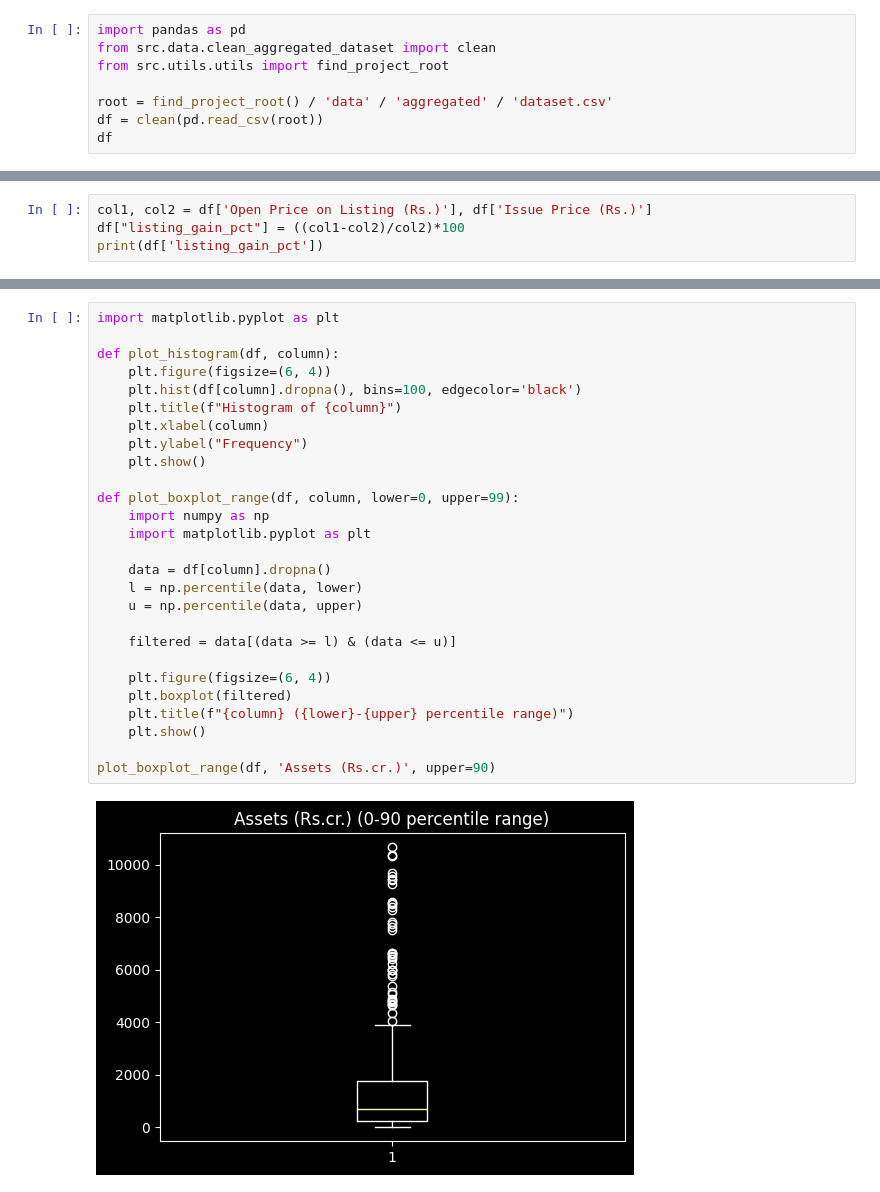
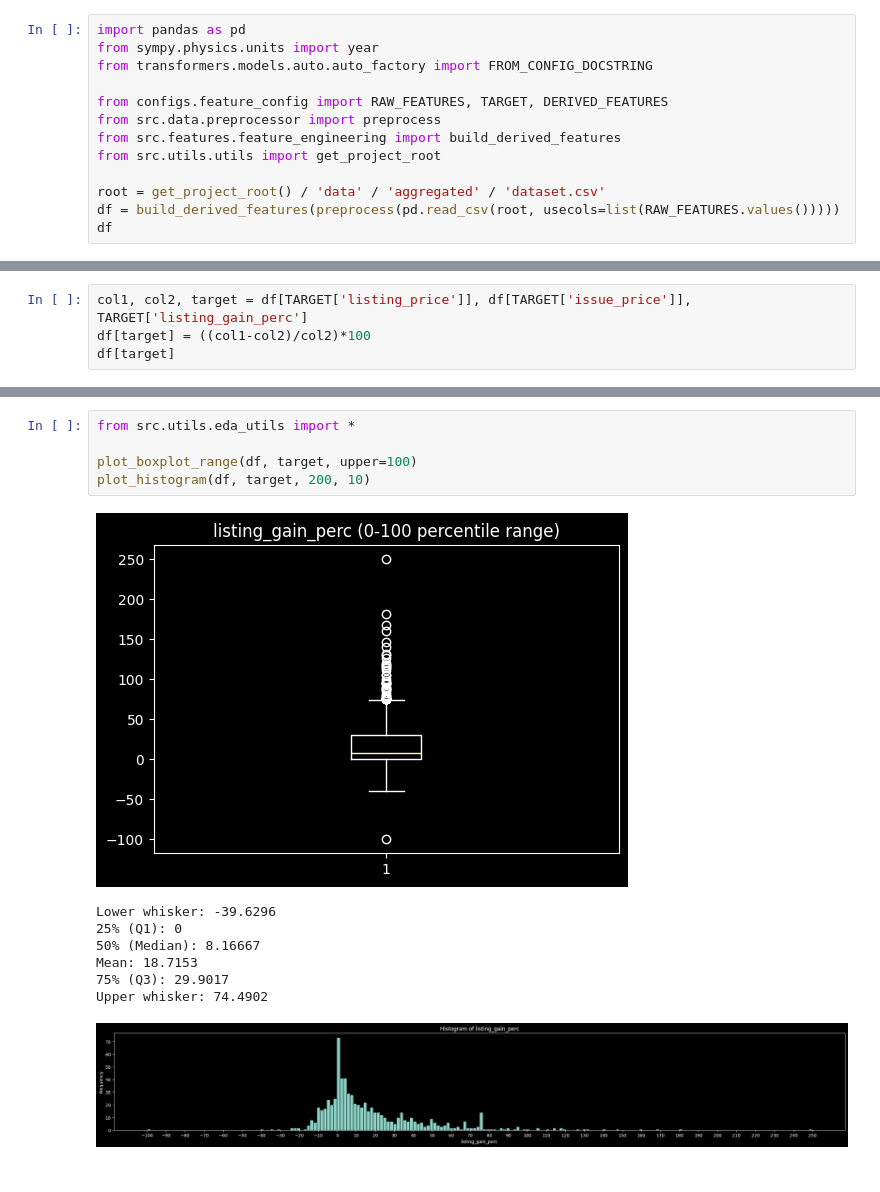
Before and after one commit to Nityunj-Goel/ipo-ml-decision-system, a Jupyter notebook: notebooks/eda.ipynb, the cells around one changed output, grey strips where cells are left out. Saved outputs shown, nothing was run; the diff lists cells and outputs as text.

```diff
--- a/notebooks/eda.ipynb
+++ b/notebooks/eda.ipynb
@@ -1,10 +1,15 @@
 # %%
 import pandas as pd
-from src.data.clean_aggregated_dataset import clean
-from src.utils.utils import find_project_root
+from sympy.physics.units import year
+from transformers.models.auto.auto_factory import FROM_CONFIG_DOCSTRING
 
-root = find_project_root() / 'data' / 'aggregated' / 'dataset.csv'
-df = clean(pd.read_csv(root))
+from configs.feature_config import RAW_FEATURES, TARGET, DERIVED_FEATURES
+from src.data.preprocessor import preprocess
+from src.features.feature_engineering import build_derived_features
+from src.utils.utils import get_project_root
+
+root = get_project_root() / 'data' / 'aggregated' / 'dataset.csv'
+df = build_derived_features(preprocess(pd.read_csv(root, usecols=list(RAW_FEATURES.values()))))
 df
 # %% [output]
 |  | Assets (Rs.cr.) | Company | EPS (Rs.) Pre-IPO | Ebitda (Rs.cr.) | Issue Amount (Rs.cr.) | Issue Price (Rs.) | ... |
@@ -39,7 +30,7 @@ df['Open Price on Listing (Rs.)'].dtype, df['Issue Price (Rs.)'].dtype
 # %%
-col1, col2 = df['Open Price on Listing (Rs.)'], df['Issue Price (Rs.)']
-df["listing_gain_pct"] = ((col1-col2)/col2)*100
-print(df['listing_gain_pct'])
+col1, col2, target = df[TARGET['listing_price']], df[TARGET['issue_price']], TARGET['listing_gain_perc']
+df[target] = ((col1-col2)/col2)*100
+df[target]
 # %% [output]
 0       5.263158
 1      -3.645833
@@ -71,29 +54,14 @@ Name: listing_gain_pct, Length: 720, dtype: bool
 # %%
-import matplotlib.pyplot as plt
+from src.utils.eda_utils import *
 
-def plot_histogram(df, column):
-    plt.figure(figsize=(6, 4))
-    plt.hist(df[column].dropna(), bins=100, edgecolor='black')
-    plt.title(f"Histogram of {column}")
-    plt.xlabel(column)
-    plt.ylabel("Frequency")
-    plt.show()
-
-def plot_boxplot_range(df, column, lower=0, upper=99):
-    import numpy as np
-    import matplotlib.pyplot as plt
-
-    data = df[column].dropna()
-    l = np.percentile(data, lower)
-    u = np.percentile(data, upper)
-
-    filtered = data[(data >= l) & (data <= u)]
-
-    plt.figure(figsize=(6, 4))
-    plt.boxplot(filtered)
-    plt.title(f"{column} ({lower}-{upper} percentile range)")
-    plt.show()
-
-plot_boxplot_range(df, 'Assets (Rs.cr.)', upper=90)
+plot_boxplot_range(df, target, upper=100)
+plot_histogram(df, target, 200, 10)
 # %% [output]
-[figure, old version]
+[figure, new version]
+Lower whisker: -39.6296
+25% (Q1): 0
+50% (Median): 8.16667
+Mean: 18.7153
+75% (Q3): 29.9017
+Upper whisker: 74.4902
+[figure, added]
```
Also changed, not shown: parts of 18 cells of this notebook, 9 other files.
